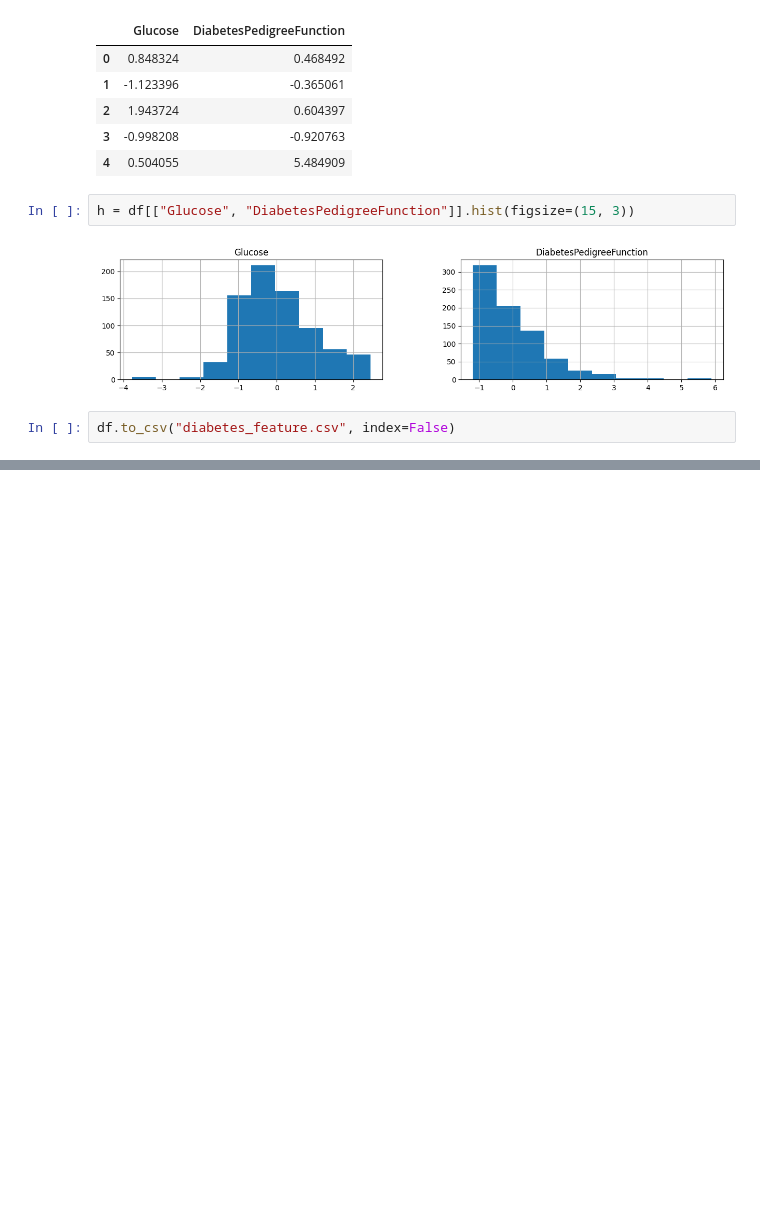
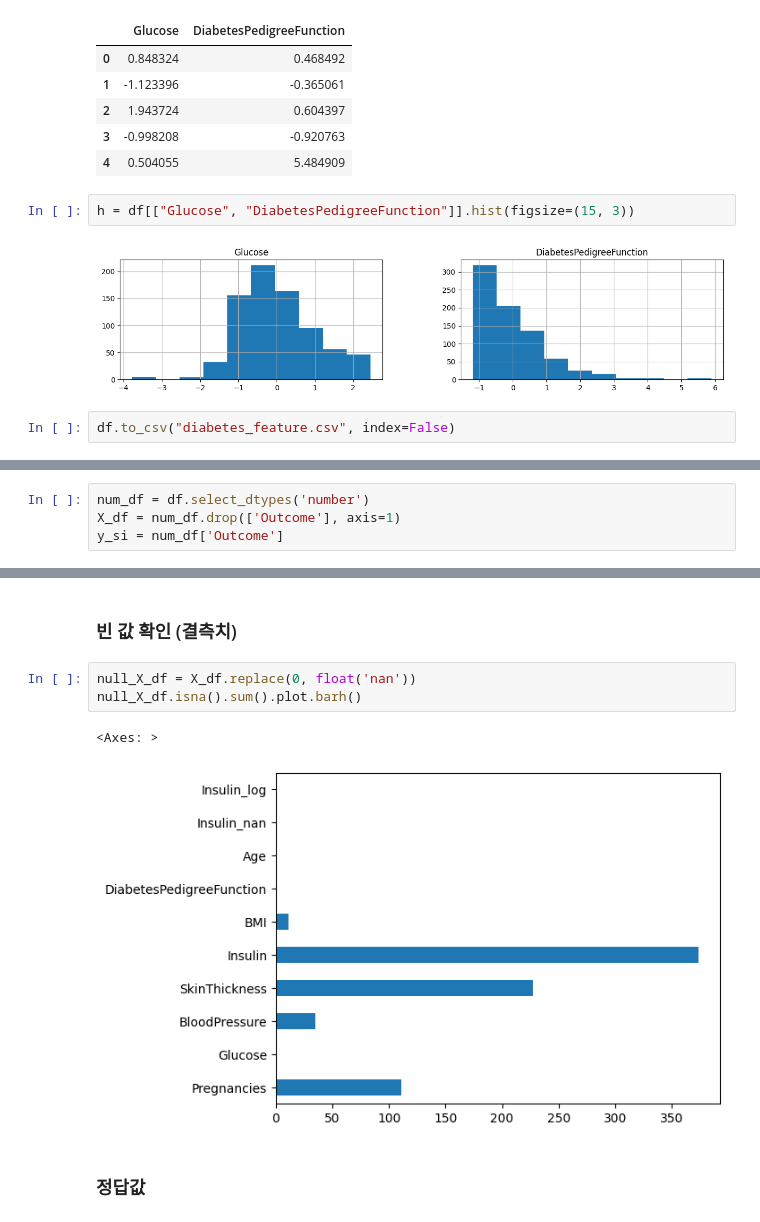
Before and after one commit to annmunju/annmunju, a Jupyter notebook: TIL/2024/Data_science/kaggle_eda_classification_example.ipynb, the cells around one changed output, grey strips where cells are left out. Drawn from its saved outputs; the diff is of its cells as text; blank space fills up the shorter version.

```diff
--- a/TIL/2024/Data_science/kaggle_eda_classification_example.ipynb
+++ b/TIL/2024/Data_science/kaggle_eda_classification_example.ipynb
@@ -255,0 +262,4 @@ df.head()
+# %%
+num_df = df.select_dtypes('number')
+X_df = num_df.drop(['Outcome'], axis=1)
+y_si = num_df['Outcome']
@@ -255,0 +280,10 @@ df.head()
+# %% [markdown]
+### 빈 값 확인 (결측치)
+# %%
+null_X_df = X_df.replace(0, float('nan'))
+null_X_df.isna().sum().plot.barh()
+# %% [output]
+<Axes: >
+[figure, added]
+# %% [markdown]
+### 정답값
```
Also changed, not shown: parts of 5 cells of this notebook, 2 other files.
